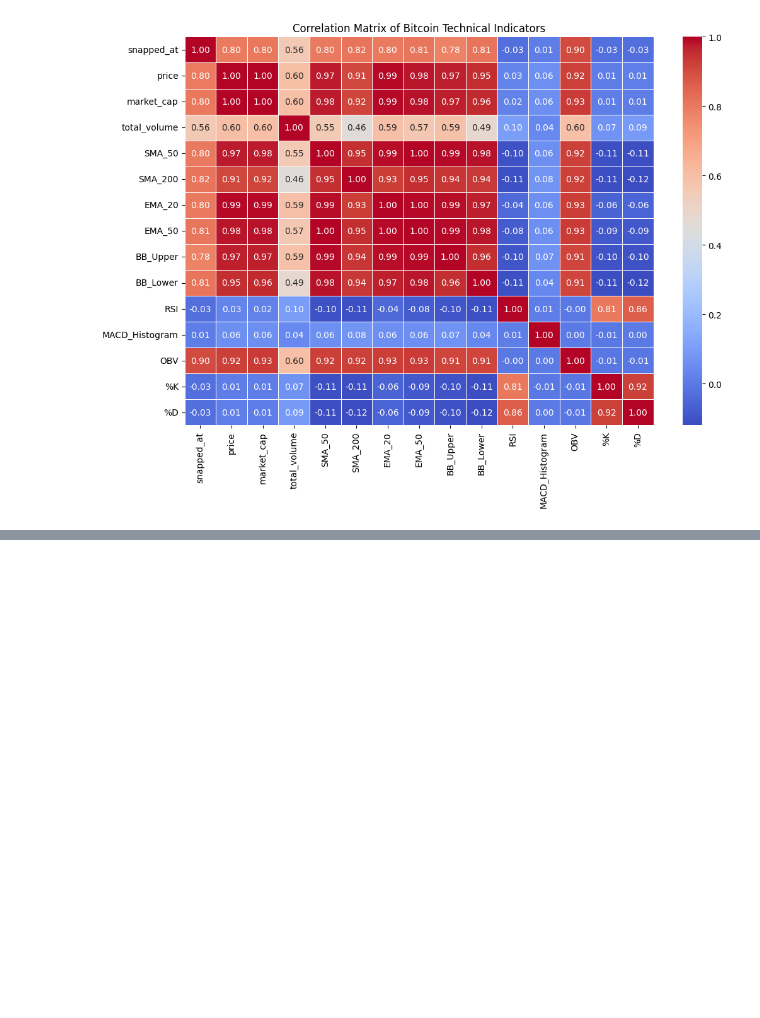
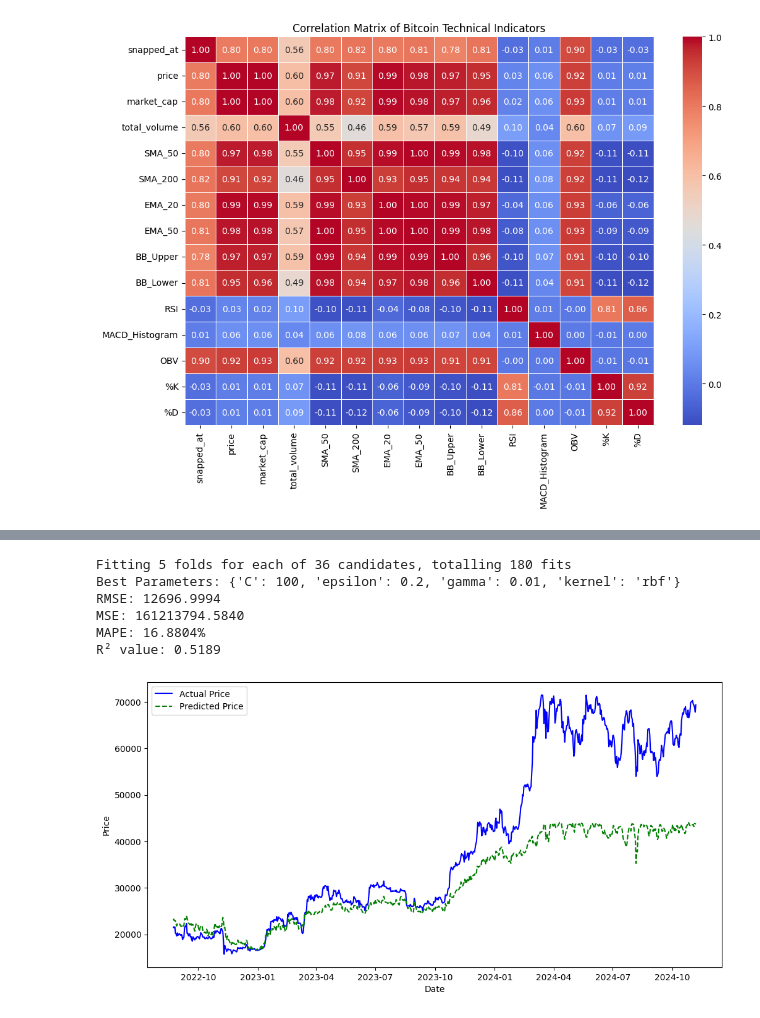
Before and after one commit to SaiTejaBorgam/Data-Science-Project, a Jupyter notebook: Project code.ipynb, the cells around one changed output, grey strips where cells are left out. Drawn from its saved outputs; the diff is of its cells as text; code cells hidden in the pictures; blank space fills up the shorter version.

```diff
--- a/Project code.ipynb
+++ b/Project code.ipynb
@@ -420,0 +483,49 @@ plt.show()
+# %%
+from sklearn.model_selection import GridSearchCV
+
+#parameter tuning
+parameters = {
+    'C': [10, 100],
+    'gamma': [0.01, 0.1, 1],
+    'epsilon': [0.01, 0.1, 0.2],
+    'kernel': ['poly', 'rbf']
+}
+
+svm_model = SVR()
+
+grid_search = GridSearchCV(estimator=svm_model, param_grid=parameters, cv=5, n_jobs=-1, verbose=2)
+grid_search.fit(X_train_scaled, y_train)
+
+print(f"Best Parameters: {grid_search.best_params_}")
+#select best model
+best_model = grid_search.best_estimator_
+
+y_pred = best_model.predict(X_test_scaled)
+
+mse = mean_squared_error(y_test, y_pred)
+mae = mean_absolute_error(y_test, y_pred)
+r2 = r2_score(y_test, y_pred)
+rmse = np.sqrt(mse)
+mape = np.mean(np.abs((y_test - y_pred) / y_test)) * 100
+
+print(f"RMSE: {rmse:.4f}")
+print(f"MSE: {mse:.4f}")
+print(f"MAPE: {mape:.4f}%")
+print(f"R² value: {r2:.4f}")
+# %% [output]
+Fitting 5 folds for each of 36 candidates, totalling 180 fits
+Best Parameters: {'C': 100, 'epsilon': 0.2, 'gamma': 0.01, 'kernel': 'rbf'}
+RMSE: 12696.9994
+MSE: 161213794.5840
+MAPE: 16.8804%
+R² value: 0.5189
+# %%
+plt.figure(figsize=(12, 6))
+plt.plot(y_test.index, y_test, label="Actual Price", color='blue')
+plt.plot(y_test.index, y_pred, label="Predicted Price", linestyle='--', color='green')
+plt.xlabel('Date')
+plt.ylabel('Price')
+plt.legend()
+plt.show()
+# %% [output]
+[figure, added]
```
Also changed, not shown: parts of 4 cells of this notebook.
